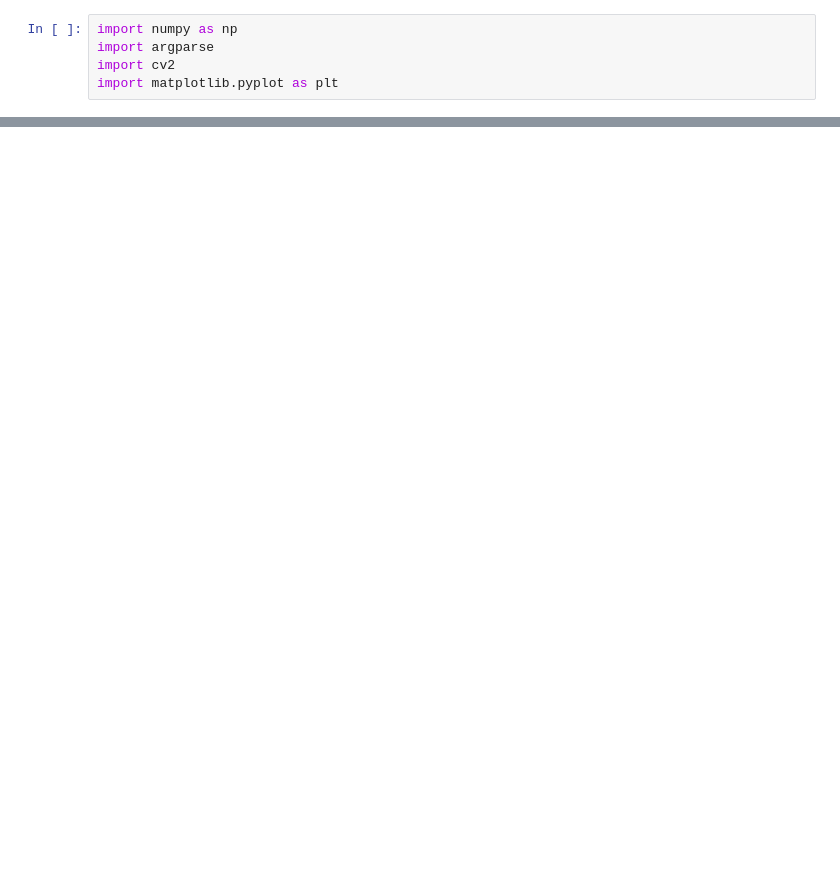
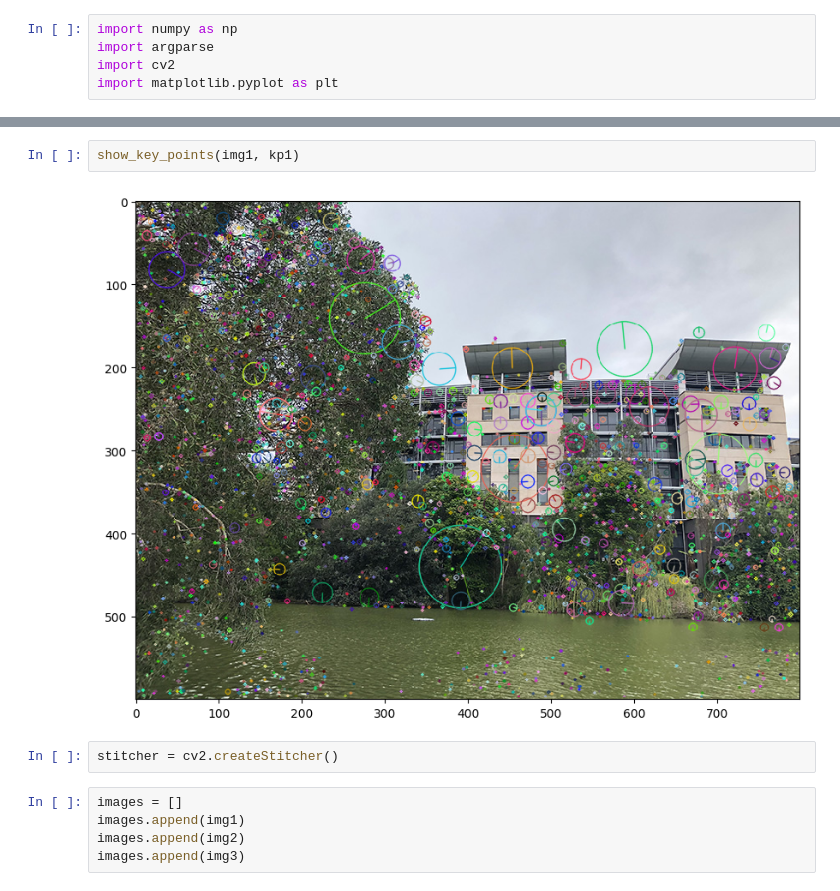
Before and after one commit to tobythy/ImageStitching, a Jupyter notebook: Image-Stitching.ipynb, the cells around one changed output, grey strips where cells are left out. Saved outputs shown, nothing was run; the diff lists cells and outputs as text; blank space fills up the shorter version.

```diff
--- a/Image-Stitching.ipynb
+++ b/Image-Stitching.ipynb
@@ -77,0 +112,11 @@ def my_show(img):
+# %%
+show_key_points(img1, kp1)
+# %% [output]
+[figure, added]
+# %%
+stitcher = cv2.createStitcher()
+# %%
+images = []
+images.append(img1)
+images.append(img2)
+images.append(img3)
```
Also changed, not shown: parts of 12 cells of this notebook.
